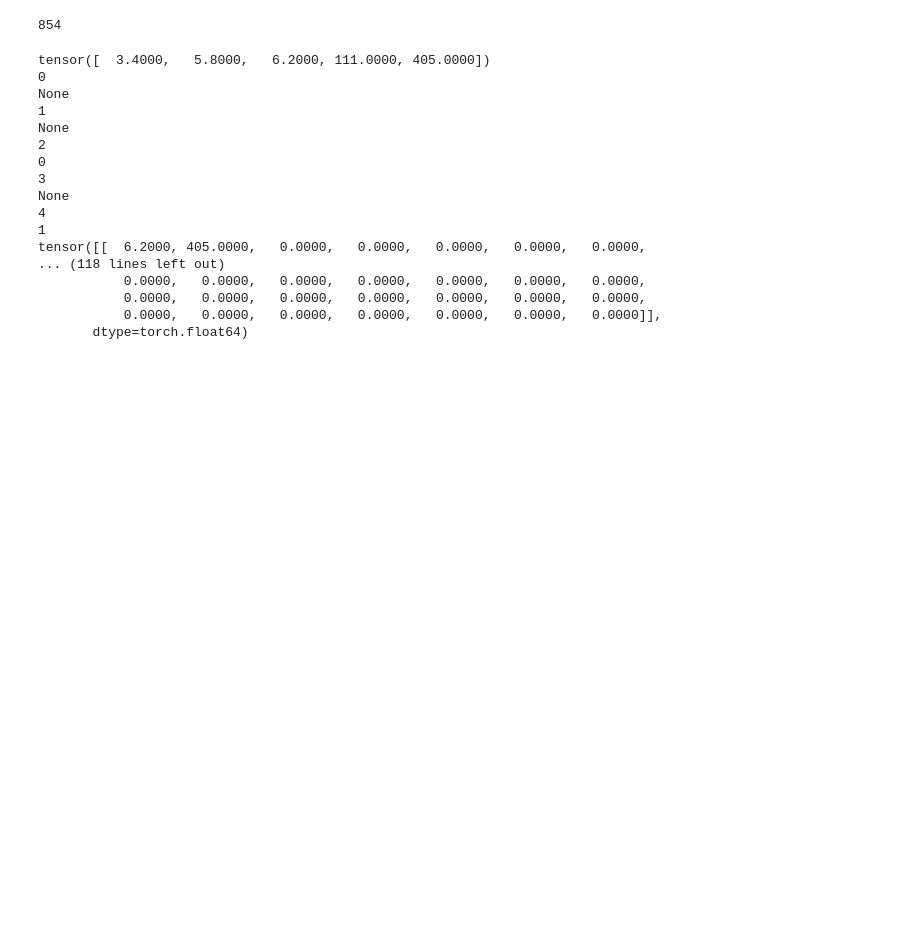
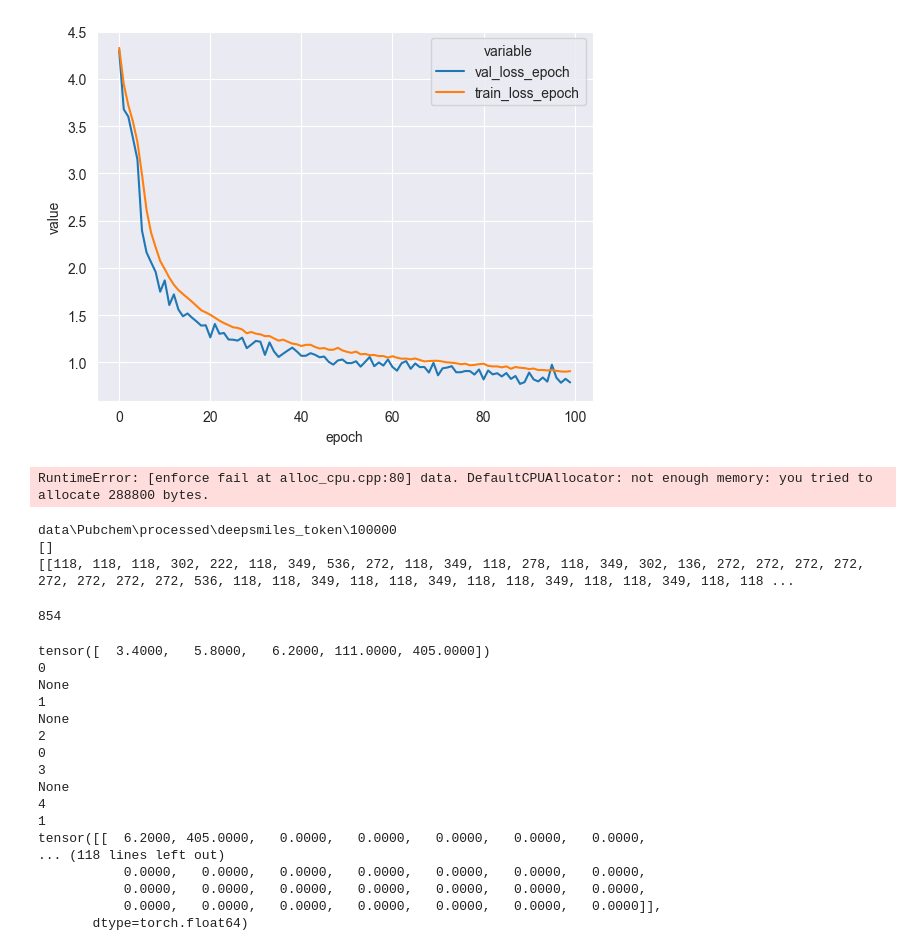
Before and after one commit to ChEB-AI/python-chebai, a Jupyter notebook: demo_process_results.ipynb, the cells around one changed output. Saved outputs shown, nothing was run; the diff lists cells and outputs as text; code cells hidden in the pictures; blank space fills up the shorter version.

```diff
--- a/demo_process_results.ipynb
+++ b/demo_process_results.ipynb
@@ -16,3 +17,32 @@ from functools import partial
+# %%
+logs_path = os.path.join('logs_server', 'pubchem_pretraining', 'version_6')
+checkpoint_name = 'best_epoch=88_val_loss=0.7713_val_micro-f1=0.00.ckpt'
+eval_pre.visualise_loss(logs_path)
+eval_pre.evaluate_model(logs_path, checkpoint_name)
+#todo: run on server
+# %% [output]
+[figure, added]
+RuntimeError: [enforce fail at alloc_cpu.cpp:80] data. DefaultCPUAllocator: not enough memory: you tried to allocate 288800 bytes.
+# %%
+# check if pretraining datasets overlap
+dm = PubChemDeepSMILES()
+processed_path = dm.processed_dir
+test_set = torch.load(os.path.join(processed_path, 'test.pt'))
+val_set = torch.load(os.path.join(processed_path, 'validation.pt'))
+train_set = torch.load(os.path.join(processed_path, 'train.pt'))
+print(processed_path)
+test_smiles = [entry['features'] for entry in test_set]
+val_smiles = [entry['features'] for entry in val_set]
+train_smiles = [entry['features'] for entry in train_set]
+train_smiles.append(val_smiles[0])
+val_smiles_in_test = [smiles for smiles in val_smiles if smiles in test_smiles]
+train_smiles_in_val = [smiles for smiles in train_smiles if smiles in val_smiles]
+print(val_smiles_in_test)
+print(train_smiles_in_val)
+# %% [output]
+data\Pubchem\processed\deepsmiles_token\100000
+[]
+[[118, 118, 118, 302, 222, 118, 349, 536, 272, 118, 349, 118, 278, 118, 349, 302, 136, 272, 272, 272, 272, 272, 272, 272, 272, 536, 118, 118, 349, 118, 118, 349, 118, 118, 349, 118, 118, 349, 118, 118 ...
 # %%
 # not used
 class CustomResultsProcessor(ResultProcessor):
```
Also changed, not shown: parts of 4 cells of this notebook, 1 other file.
